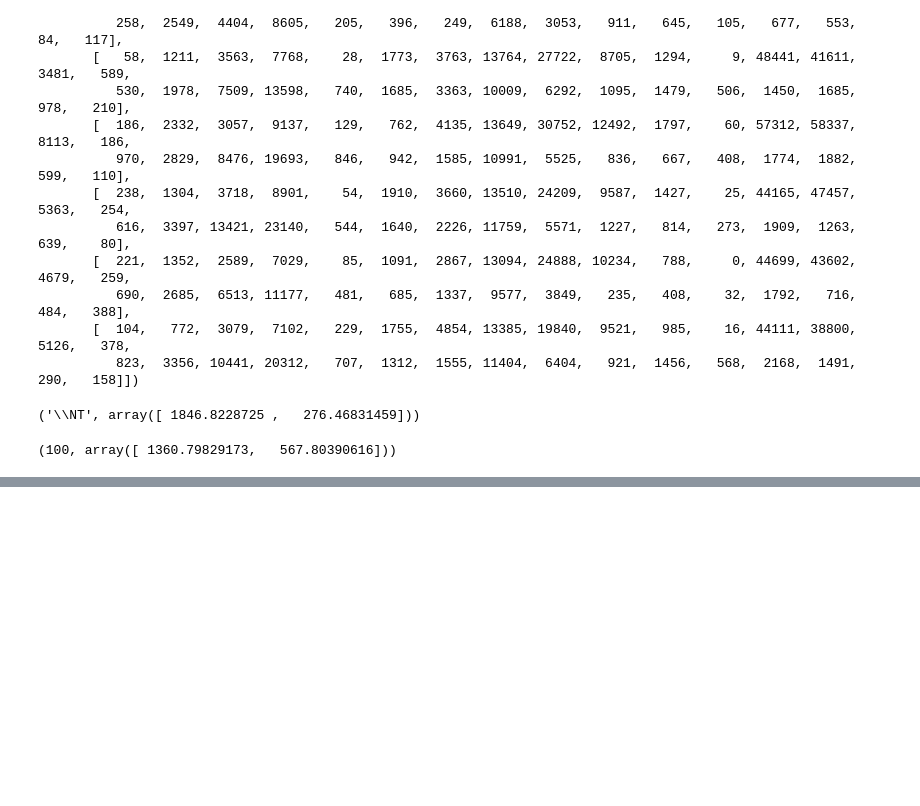
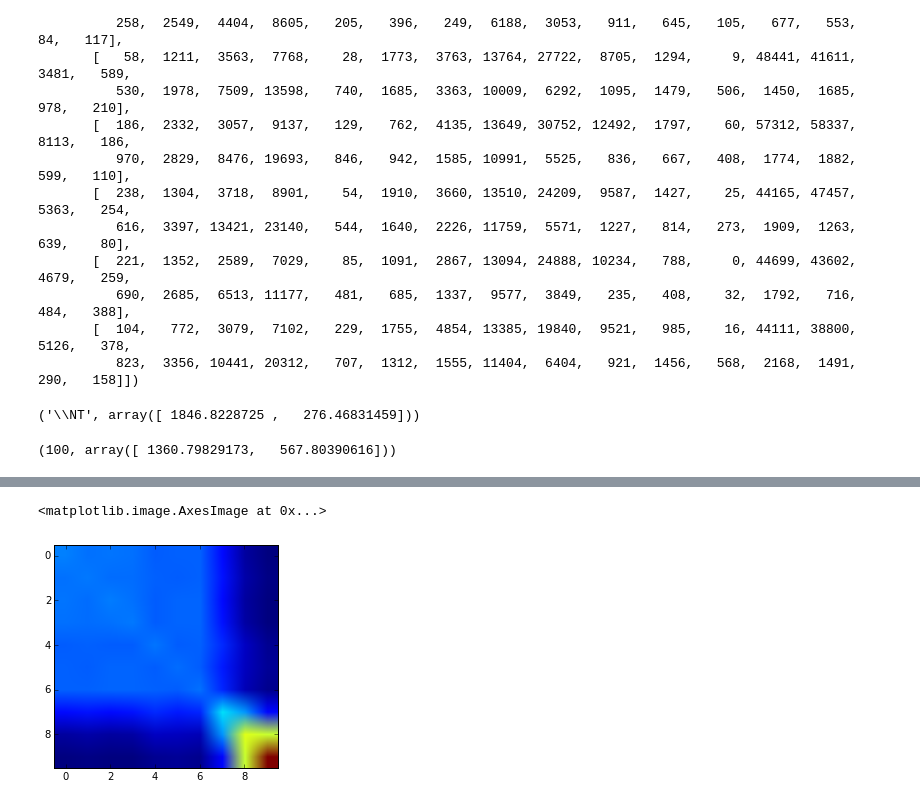
Before and after one commit to snarles/donuts2, a Jupyter notebook: spark/chris1_exploratory.ipynb, the cells around one changed output, grey strips where cells are left out. Saved outputs shown, nothing was run; the diff lists cells and outputs as text; code cells hidden in the pictures; blank space fills up the shorter version.

```diff
--- a/spark/chris1_exploratory.ipynb
+++ b/spark/chris1_exploratory.ipynb
@@ -106,0 +155,5 @@ arrs.map(varest1).reduce(redMean)
+# %%
+def combs(arr):
+    subarr = np.array(arr[4:, ]/1000.0, dtype=float)
+    combs = np.sum(subarr, axis = 1)
+    return (1, combs)
@@ -106,0 +164,7 @@ arrs.map(varest1).reduce(redMean)
+# %%
+def covs(v):
+    return (1, np.outer(v[1]-np.mean(v[1]), v[1]-np.mean(v[1])).ravel())
+# %%
+cov_s0 = arrs.map(combs).map(covs).reduce(redMean)
+# %%
+cov_s0= np.reshape(cov_s0[1], (10,10))
@@ -106,0 +185,5 @@ arrs.map(varest1).reduce(redMean)
+# %%
+plt.imshow(cov_s0)
+# %% [output]
+<matplotlib.image.AxesImage at 0x...>
+[figure, added]
```
Also changed, not shown: parts of 24 cells of this notebook.
